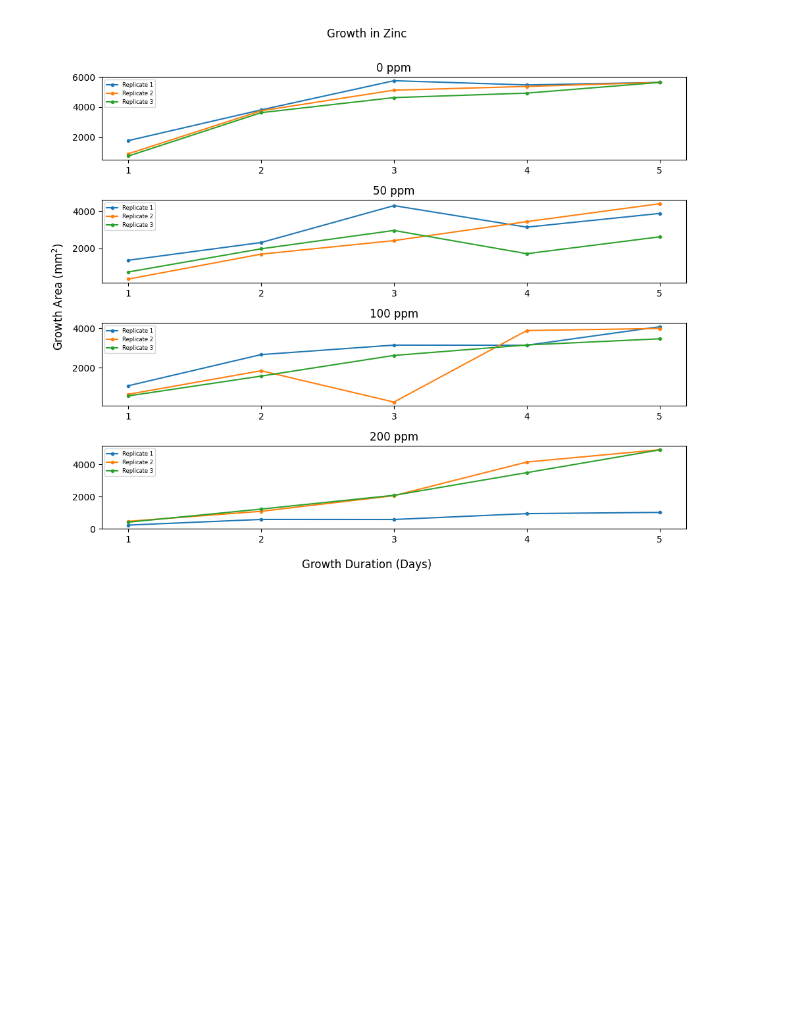
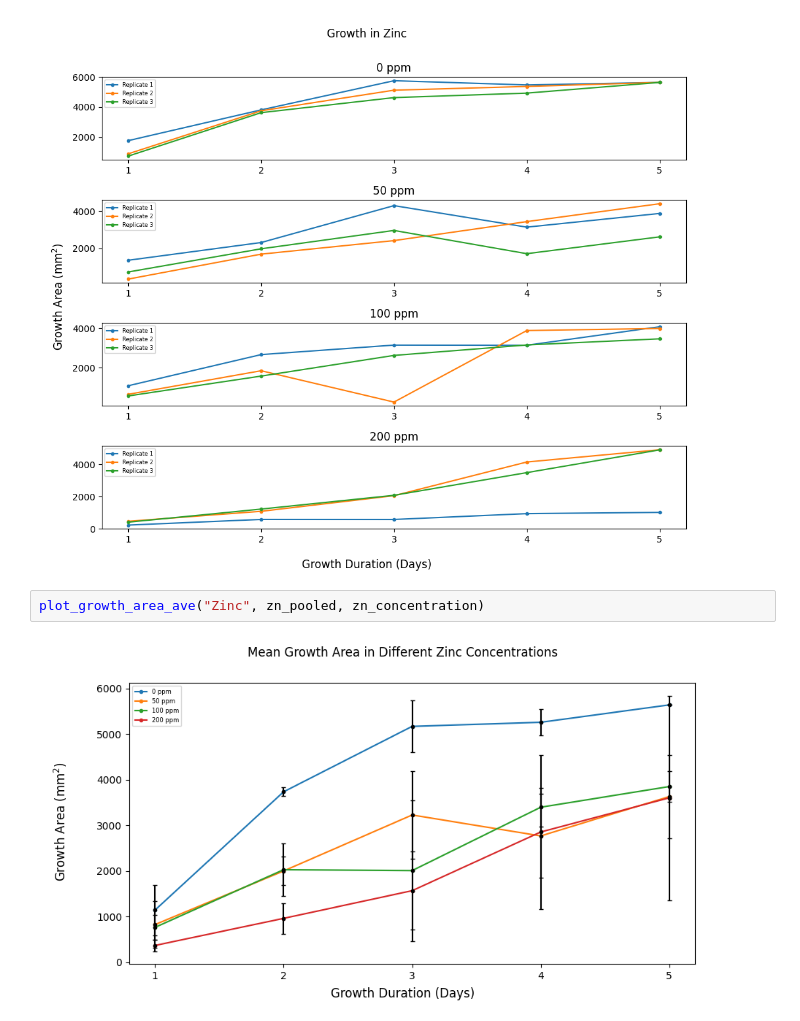
Before and after one commit to akaeii/myxomycetes_heavy_metals, a Jupyter notebook: growth_area.ipynb, the cells around one changed output. Drawn from its saved outputs; the diff is of its cells as text; blank space fills up the shorter version.

```diff
--- a/growth_area.ipynb
+++ b/growth_area.ipynb
@@ -63,3 +92,7 @@ zn_pooled=[zn_0, zn_50, zn_100, zn_200]
 plot_growth_area("Zinc", zn_pooled, zn_concentration)
 # %% [output]
 [figure]
+# %%
+plot_growth_area_ave("Zinc", zn_pooled, zn_concentration)
+# %% [output]
+[figure, added]
```
Also changed, not shown: parts of 3 cells of this notebook.
